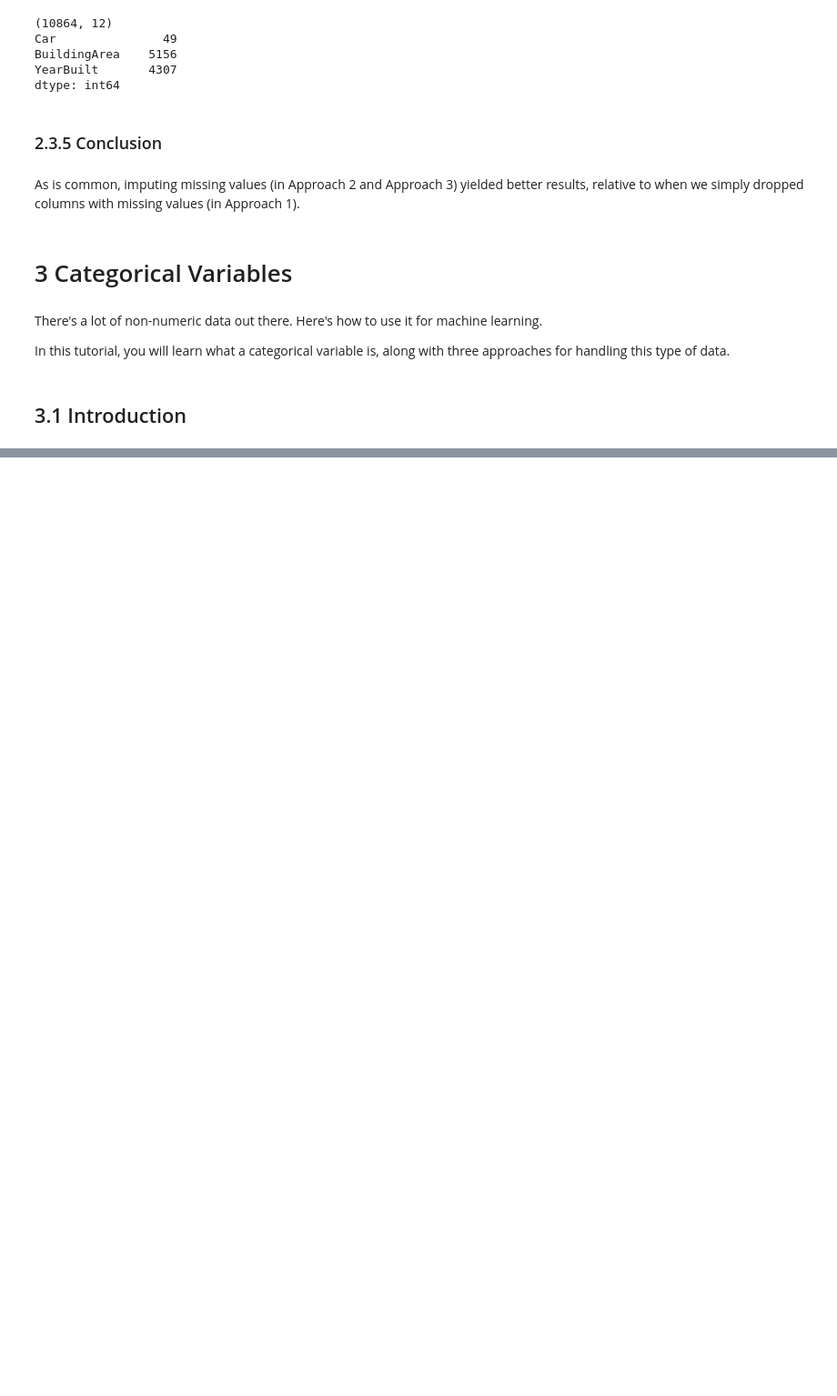
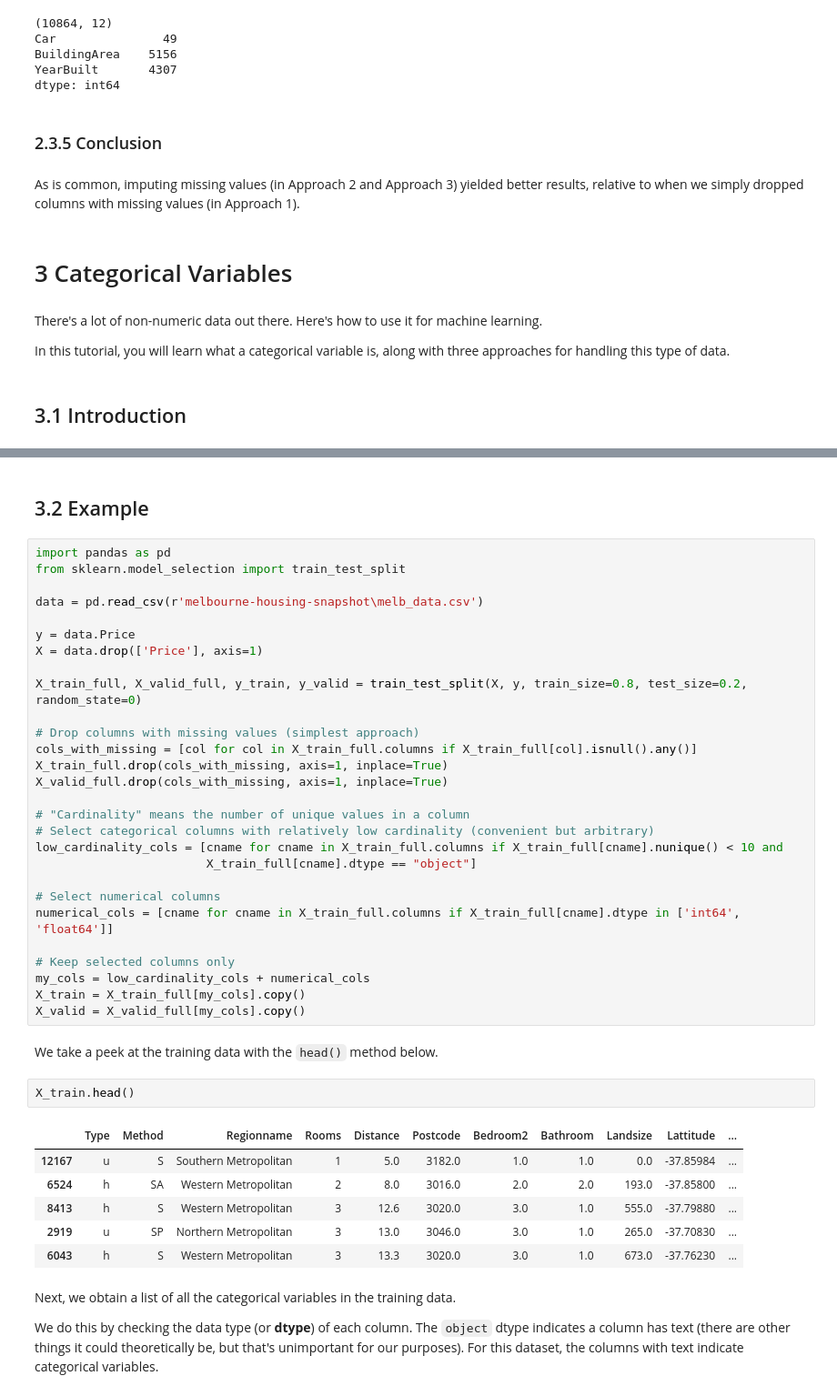
Before and after one commit to c1amilo/ml_course, a Jupyter notebook: Intermedial_mk.ipynb, the cells around one changed output, grey strips where cells are left out. Shown: that part at 91% size. Saved outputs shown, nothing was run; the diff lists cells and outputs as text; blank space fills up the shorter version.

Commit message:
add pipelines tutorial and categorical variables

```diff
--- a/Intermedial_mk.ipynb
+++ b/Intermedial_mk.ipynb
@@ -187,0 +222,45 @@ In this tutorial, you will learn what a categorical variable is, along with thre
+# %% [markdown]
+## 3.2 Example
+# %%
+import pandas as pd
+from sklearn.model_selection import train_test_split
+
+data = pd.read_csv(r'melbourne-housing-snapshot\melb_data.csv')
+
+y = data.Price
+X = data.drop(['Price'], axis=1)
+
+X_train_full, X_valid_full, y_train, y_valid = train_test_split(X, y, train_size=0.8, test_size=0.2, random_state=0)
+
+# Drop columns with missing values (simplest approach)
+cols_with_missing = [col for col in X_train_full.columns if X_train_full[col].isnull().any()]
+X_train_full.drop(cols_with_missing, axis=1, inplace=True)
+X_valid_full.drop(cols_with_missing, axis=1, inplace=True)
+
+# "Cardinality" means the number of unique values in a column
+# Select categorical columns with relatively low cardinality (convenient but arbitrary)
+low_cardinality_cols = [cname for cname in X_train_full.columns if X_train_full[cname].nunique() < 10 and
+                        X_train_full[cname].dtype == "object"]
+
+# Select numerical columns
+numerical_cols = [cname for cname in X_train_full.columns if X_train_full[cname].dtype in ['int64', 'float64']]
+
+# Keep selected columns only
+my_cols = low_cardinality_cols + numerical_cols
+X_train = X_train_full[my_cols].copy()
+X_valid = X_valid_full[my_cols].copy()
+# %% [markdown]
+We take a peek at the training data with the `head()` method below.
+# %%
+X_train.head()
+# %% [output]
+|  | Type | Method | Regionname | Rooms | Distance | Postcode | Bedroom2 | Bathroom | Landsize | Lattitude | ... |
+| 12167 | u | S | Southern Metropolitan | 1 | 5.0 | 3182.0 | 1.0 | 1.0 | 0.0 | -37.85984 | ... |
+| 6524 | h | SA | Western Metropolitan | 2 | 8.0 | 3016.0 | 2.0 | 2.0 | 193.0 | -37.85800 | ... |
+| 8413 | h | S | Western Metropolitan | 3 | 12.6 | 3020.0 | 3.0 | 1.0 | 555.0 | -37.79880 | ... |
+| 2919 | u | SP | Northern Metropolitan | 3 | 13.0 | 3046.0 | 3.0 | 1.0 | 265.0 | -37.70830 | ... |
+| 6043 | h | S | Western Metropolitan | 3 | 13.3 | 3020.0 | 3.0 | 1.0 | 673.0 | -37.76230 | ... |
+# %% [markdown]
+Next, we obtain a list of all the categorical variables in the training data.
+
+We do this by checking the data type (or **dtype**) of each column. The `object` dtype indicates a column has text (there are other things it could theoretically be, but that's unimportant for our purposes). For this dataset, the columns with text indicate categorical variables.
```
Also changed, not shown: parts of 41 cells of this notebook, 2 other files.
